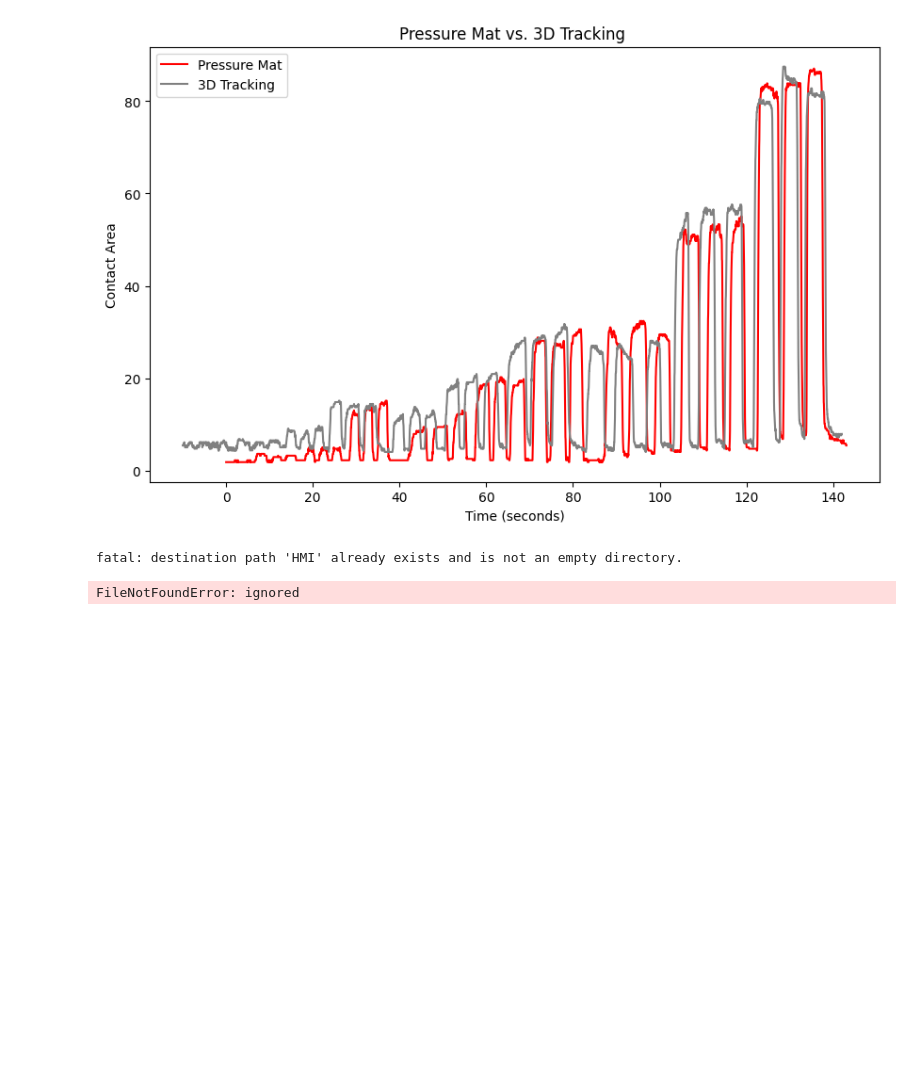
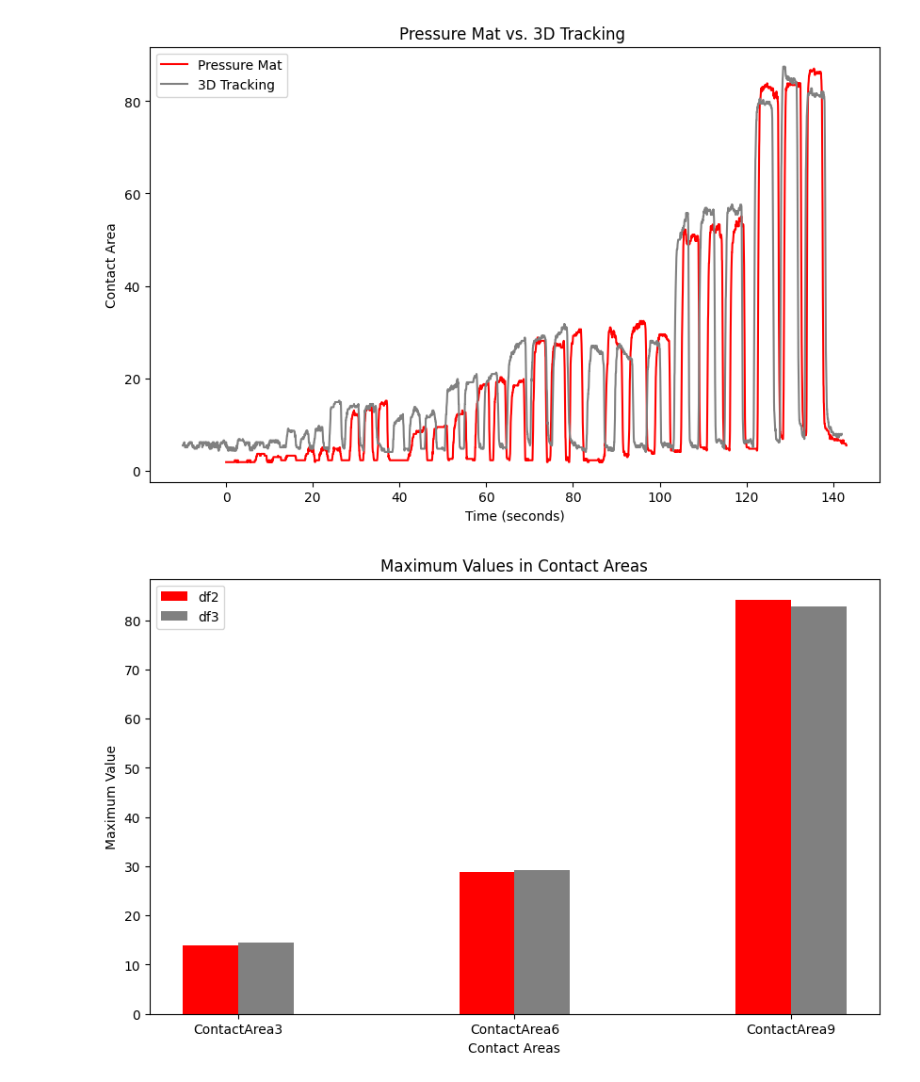
Before and after one commit to racheljhuh/HMI, a Jupyter notebook: indassignment6.ipynb, the cells around one changed output. Saved outputs shown, nothing was run; the diff lists cells and outputs as text; code cells hidden in the pictures; blank space fills up the shorter version.

```diff
--- a/indassignment6.ipynb
+++ b/indassignment6.ipynb
@@ -54,21 +54,37 @@ Try using .loc[row_indexer,col_indexer] = value instead
 See the caveats in the documentation: https://pandas.pydata.org/pandas-docs/stable/user_guide/indexing.html#returning-a-view-versus-a-copy
   gdf['Time'] -= 720
 [figure]
-# %%
-#2)
-! git clone https://www.github.com/racheljhuh/HMI
-df2 = pd.read_csv('./HMI/sensorReadingssimplified.csv',low_memory=False) #asked chat gpt for encoding
-max_values = df2[['ContactArea3', 'ContactArea6', 'ContactArea9']].max()
-
-# Create a bar chart to visualize the maximum values
-plt.figure(figsize=(8, 6))
-max_values.plot(kind='bar', color='skyblue')
-plt.title('Maximum Values in Contact Areas')
-plt.xlabel('Contact Areas')
-plt.ylabel('Maximum Value')
-plt.xticks(rotation=0)  # Optional: Rotate x-axis labels if needed
-
-plt.show()
-# %% [output]
-fatal: destination path 'HMI' already exists and is not an empty directory.
-FileNotFoundError: ignored
+# %%
+#2)
+df2 = pd.read_csv('/content/sensorReadingssimplified.csv',low_memory=False) #asked chat gpt for encoding
+df3 = pd.read_csv('/content/sensorReadingsreal-trial2.csv', low_memory=False)
+max_values_df2 = df2[['ContactArea3', 'ContactArea6', 'ContactArea9']].max()
+max_values_df3 = df3[['ContactArea3', 'ContactArea6', 'ContactArea9']].max()
+
+# Create a bar chart to visualize the maximum values for both DataFrames
+plt.figure(figsize=(10, 6))
+
+# Define the width of each bar
+bar_width = 0.2
+
+# Generate positions for bars for both DataFrames
+bar_positions_df2 = range(len(max_values_df2))
+bar_positions_df3 = [x + bar_width for x in bar_positions_df2]
+
+# Create bars for df2 with red color
+plt.bar(bar_positions_df2, max_values_df2, width=bar_width, color='red', label='df2')
+
+# Create bars for df3 with grey color
+plt.bar(bar_positions_df3, max_values_df3, width=bar_width, color='grey', label='df3')
+
+# Set x-axis labels
+plt.xticks([p + bar_width / 2 for p in bar_positions_df2], max_values_df2.index)
+
+plt.title('Maximum Values in Contact Areas')
+plt.xlabel('Contact Areas')
+plt.ylabel('Maximum Value')
+plt.legend()  # Add a legend to differentiate between df2 and df3
+
+plt.show()
+# %% [output]
+[figure, added]
```
Also changed, not shown: parts of 2 cells of this notebook.
